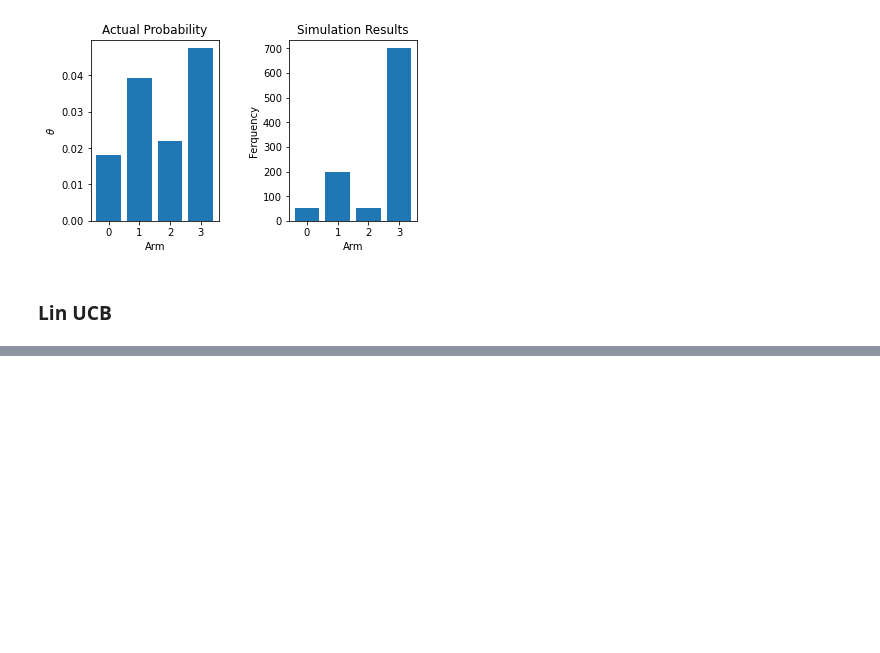
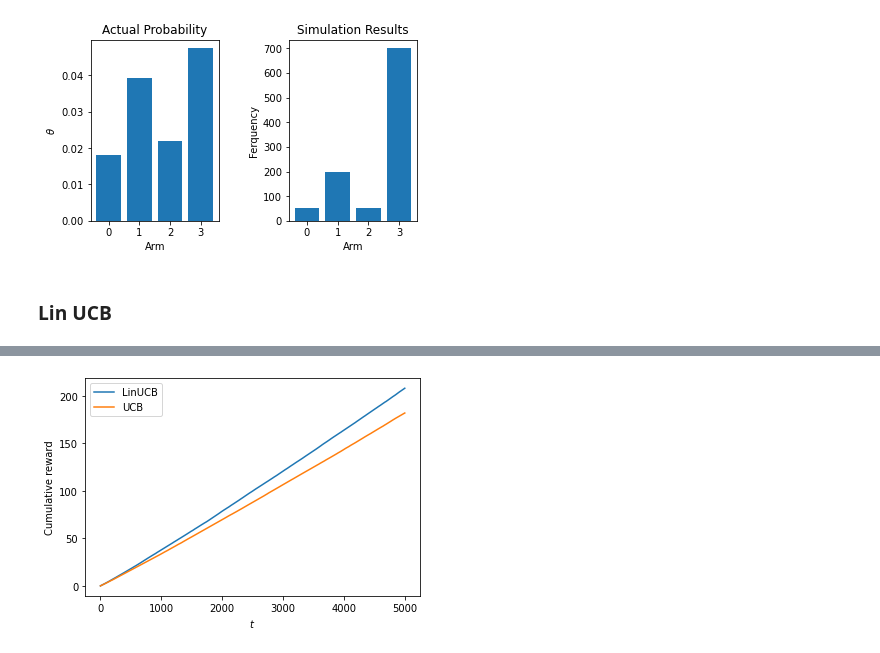
Before and after one commit to kuru-to/bandit_algorithms, a Jupyter notebook: notebooks/ウェブ最適化で始める機械学習/Chap06.ipynb, the cells around one changed output, grey strips where cells are left out. Cells and saved outputs as stored; diff of their text form; code cells hidden in the pictures; blank space fills up the shorter version.

```diff
--- a/notebooks/ウェブ最適化で始める機械学習/Chap06.ipynb
+++ b/notebooks/ウェブ最適化で始める機械学習/Chap06.ipynb
@@ -159,0 +241,9 @@ plt.show()
+# %%
+plt.plot(np.mean(np.cumsum(earned_rewards, axis=2), axis=0)[0], label='LinUCB')
+plt.plot(np.mean(np.cumsum(earned_rewards, axis=2), axis=0)[1], label='UCB')
+plt.xlabel(r'$t$')
+plt.ylabel('Cumulative reward')
+plt.legend()
+plt.show()
+# %% [output]
+[figure, added]
```
Also changed, not shown: parts of 8 cells of this notebook.
